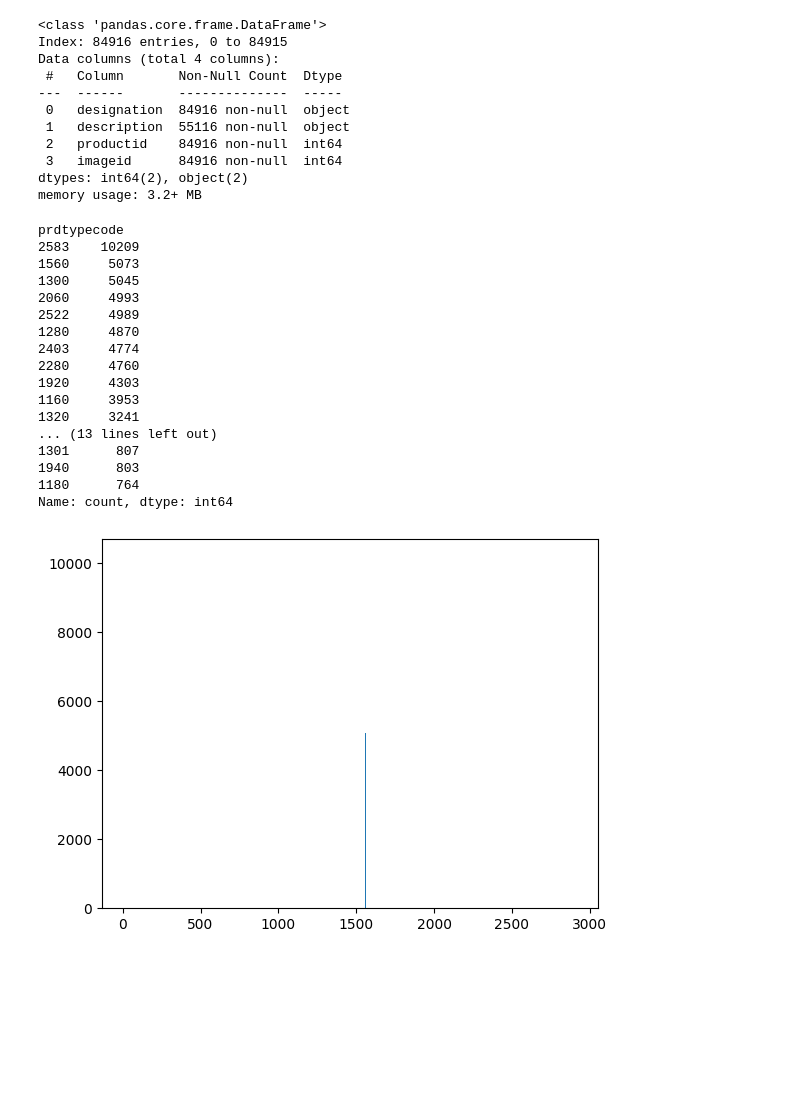
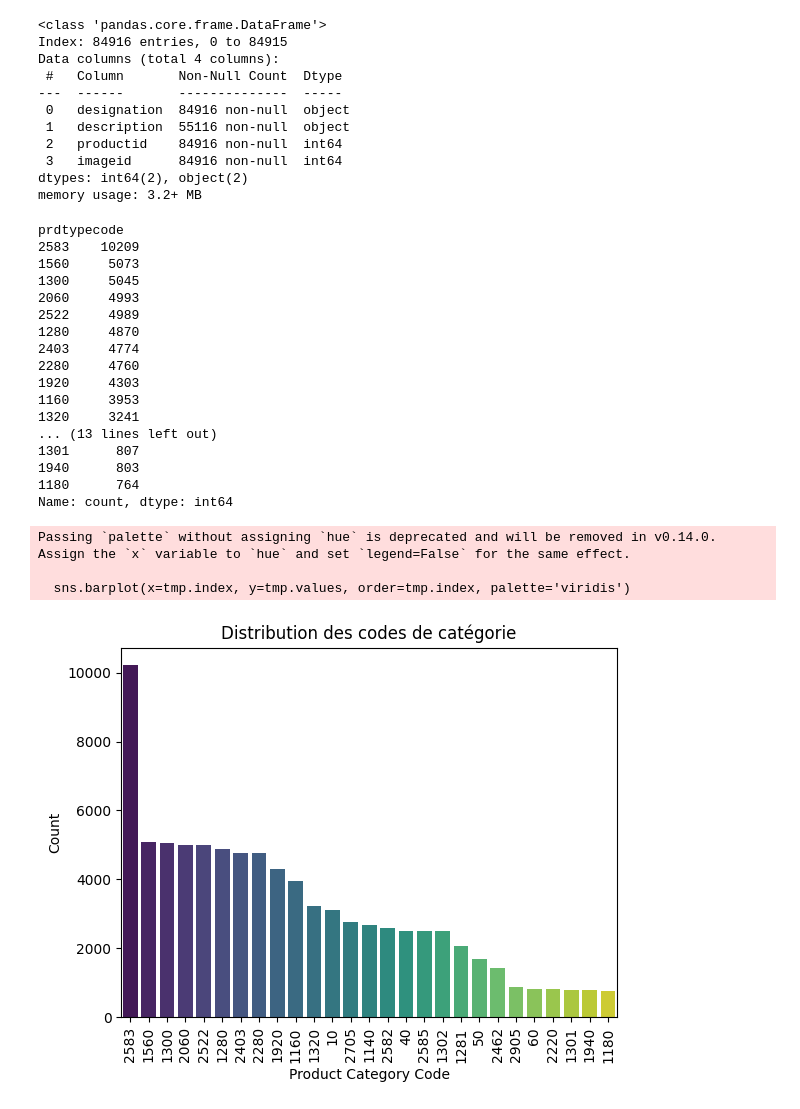
Before and after one commit to oisnard/ProjetFilRouge, a Jupyter notebook: Src/exploration.ipynb, the cells around one changed output. Saved outputs shown, nothing was run; the diff lists cells and outputs as text; code cells hidden in the pictures; blank space fills up the shorter version.

```diff
--- a/Src/exploration.ipynb
+++ b/Src/exploration.ipynb
@@ -44,27 +44,38 @@ memory usage: 3.2+ MB
 # %%
 import matplotlib.pyplot as plt
 import seaborn as sns
 
-tmp = y_train['prdtypecode'].value_counts()
+tmp = y_train['prdtypecode'].value_counts().sort_values(ascending=False)
 display(tmp)
-plt.bar(x=tmp.index, height=tmp.values)
+#print(tmp.index)
+#print(tmp.values)
+#plt.bar(height=tmp, x=tmp.index, width=0.8)
+#plt.show()
+sns.barplot(x=tmp.index, y=tmp.values, order=tmp.index, palette='viridis')
+plt.xticks(rotation=90)
+plt.xlabel("Product Category Code")
+plt.ylabel("Count")
+plt.title("Distribution des codes de catégorie")
 plt.show()
 # %% [output]
 prdtypecode
 2583    10209
 1560     5073
 1300     5045
 2060     4993
 2522     4989
 1280     4870
 2403     4774
 2280     4760
 1920     4303
 1160     3953
 1320     3241
 ... (13 lines left out)
 1301      807
 1940      803
 1180      764
 Name: count, dtype: int64
+Passing `palette` without assigning `hue` is deprecated and will be removed in v0.14.0. Assign the `x` variable to `hue` and set `legend=False` for the same effect.
+
+  sns.barplot(x=tmp.index, y=tmp.values, order=tmp.index, palette='viridis')
-[figure, old version]
+[figure, new version]
```
